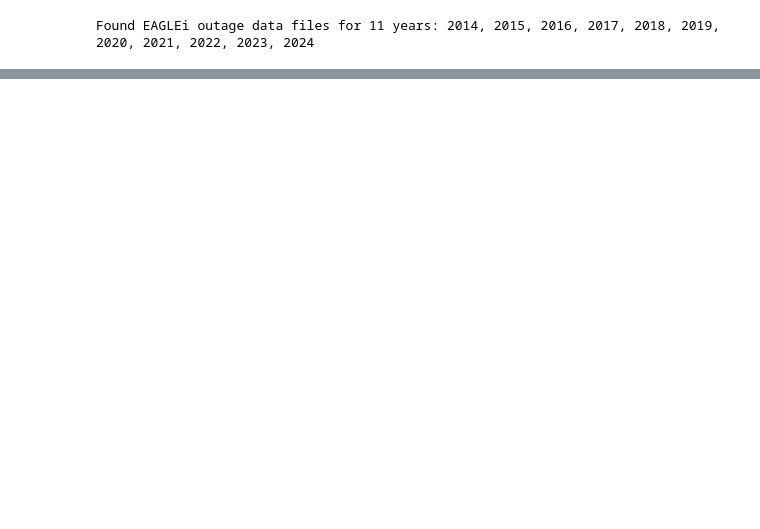
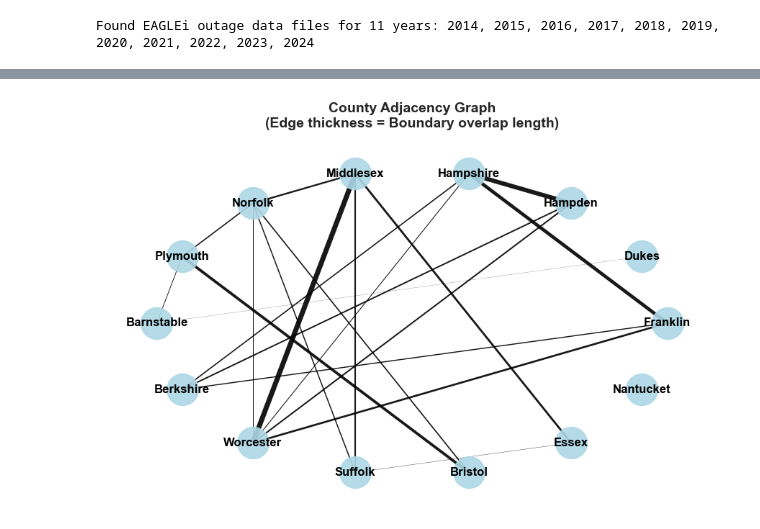
Before and after one commit to arslanleo/eagleiDataProcessor, a Jupyter notebook: eaglei_analysis.ipynb, the cells around one changed output, grey strips where cells are left out. Cells and saved outputs as stored; diff of their text form; code cells hidden in the pictures; blank space fills up the shorter version.

Commit message:
Integrated code for spatio temporal events

```diff
--- a/eaglei_analysis.ipynb
+++ b/eaglei_analysis.ipynb
@@ -26,3 +30,38 @@ from src.eaglei_modules.eagleiEventProcessing import verify_eaglei_files, clean_
+# %%
+# code to set up matplotlib and seaborn styles
+
+plt.style.use('default')
+
+# Save the default rcParams to revert back if needed
+dflt_rcParams = mpl.rcParams.copy()
+
+# Change the default font
+mpl.rcParams.update({'font.family': 'sans-serif', 'font.sans-serif': ['Arial']})
+
+# Increase the font size for better readability
+mpl.rcParams.update({'font.size': 14,
+                     'axes.titlesize': 14,
+                     'axes.titleweight': 'bold',
+                     'axes.labelsize': 12,
+                     'axes.labelweight': 'bold',
+                     'xtick.labelsize': 12,
+                     'ytick.labelsize': 12,
+                     'legend.fontsize': 11})
+
+# Remove the top and right spines for a cleaner look
+mpl.rcParams.update({'axes.spines.right': False,
+                     'axes.spines.top': False,
+                     'axes.spines.left': True,
+                     'axes.spines.bottom': True})
+
+# Add space between the plot and the title
+mpl.rcParams.update({'axes.titlepad': 15})
+
+# Set the figure size for all plots
+mpl.rcParams.update({'figure.figsize': (10, 6)})
+
+# Set the style for seaborn
+sns.set_style("white")  # other options: "dark", "whitegrid", "darkgrid", "ticks"
 # %%
 # verify that EAGLEi files are present
 eaglei_files = verify_eaglei_files()
@@ -45,0 +103,6 @@ eaglei_state_data.head()
+# %%
+# Visualize the adjacency graph of counties in the state
+from src.eaglei_modules.eagleiEventProcessing import visualize_county_graph
+visualize_county_graph(state_data.county_adjacency_graph)
+# %% [output]
+[figure, added]
```
Also changed, not shown: parts of 23 cells of this notebook, 5 other files.
